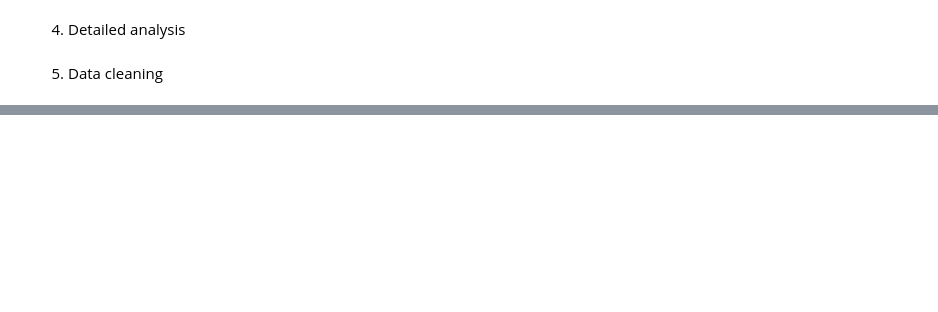
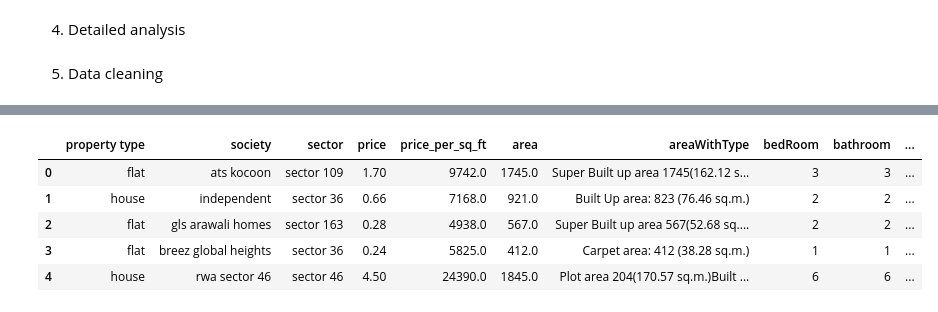
Before and after one commit to abhishek-saurav/real_estate_project, a Jupyter notebook: Data Cleaning/data cleaning level 2.ipynb, the cells around one changed output, grey strips where cells are left out. Drawn from its saved outputs; the diff is of its cells as text; code cells hidden in the pictures; blank space fills up the shorter version.

```diff
--- a/Data Cleaning/data cleaning level 2.ipynb
+++ b/Data Cleaning/data cleaning level 2.ipynb
@@ -175,24 +139,3 @@ Name: property_name, dtype: object
 4. Detailed analysis
 # %% [markdown]
 5. Data cleaning
-# %%
-def clean_data(data):
-    return (
-        df
-        .pipe(
-        lambda df_: df_.assign(
-            sector = df_['property_name']
-            .str
-            .split('in')
-            .str
-            .get(1)
-            .str
-            .replace("Gurgaon", "")
-            .str
-            .strip()
-            .str
-            .lower()
-        )
-        )
-        .pipe(lambda df_: (df_.insert(3, 'sector', df_.pop('sector')), df_)[1])
-        )
@@ -207,0 +424,11 @@ clean_data(df).sample(5)
+# %%
+cleaned_data_final = clean_data(df)
+# %%
+cleaned_data_final.head()
+# %% [output]
+|  | property type | society | sector | price | price_per_sq_ft | area | areaWithType | bedRoom | bathroom | ... |
+| 0 | flat | ats kocoon | sector 109 | 1.70 | 9742.0 | 1745.0 | Super Built up area 1745(162.12 s... | 3 | 3 | ... |
+| 1 | house | independent | sector 36 | 0.66 | 7168.0 | 921.0 | Built Up area: 823 (76.46 sq.m.) | 2 | 2 | ... |
+| 2 | flat | gls arawali homes | sector 163 | 0.28 | 4938.0 | 567.0 | Super Built up area 567(52.68 sq.... | 2 | 2 | ... |
+| 3 | flat | breez global heights | sector 36 | 0.24 | 5825.0 | 412.0 | Carpet area: 412 (38.28 sq.m.) | 1 | 1 | ... |
+| 4 | house | rwa sector 46 | sector 46 | 4.50 | 24390.0 | 1845.0 | Plot area 204(170.57 sq.m.)Built ... | 6 | 6 | ... |
```
Also changed, not shown: parts of 9 cells of this notebook, 1 other file.
